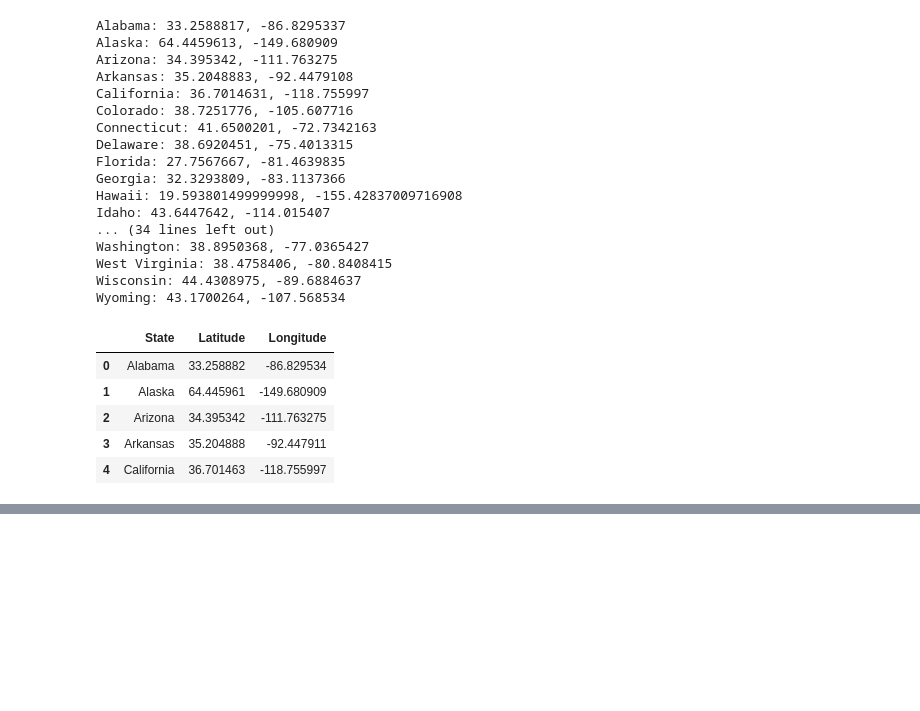
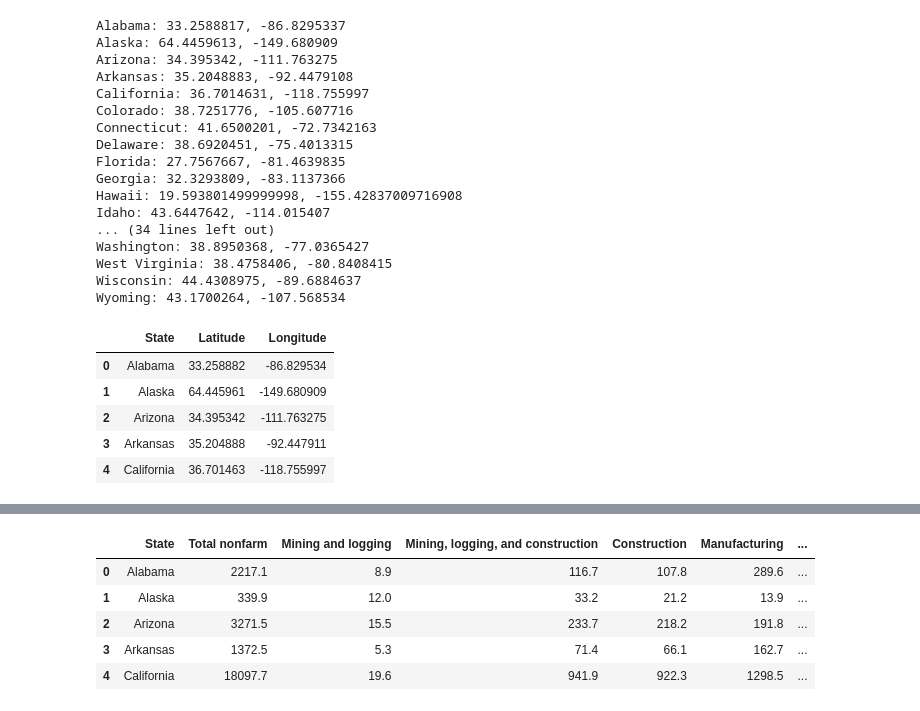
Before and after one commit to aferrodelgado/project-3, a Jupyter notebook: Sorted_Tables/Industry_Demand_per_state.ipynb, the cells around one changed output, grey strips where cells are left out. Cells and saved outputs as stored; diff of their text form; code cells hidden in the pictures; blank space fills up the shorter version.

```diff
--- a/Sorted_Tables/Industry_Demand_per_state.ipynb
+++ b/Sorted_Tables/Industry_Demand_per_state.ipynb
@@ -80,0 +124,16 @@ state_coords_df.head()
+# %%
+import pandas as pd
+
+# Load the CSV file
+file_path = '/Users/latifahjones/Desktop/Project-3/Sorted_Tables/Industry_Demand_per_state.csv'
+df = pd.read_csv(file_path)
+
+# Display the first few rows to inspect the data
+df.head()
+# %% [output]
+|  | State | Total nonfarm | Mining and logging | Mining, logging, and construction | Construction | Manufacturing | ... |
+| 0 | Alabama | 2217.1 | 8.9 | 116.7 | 107.8 | 289.6 | ... |
+| 1 | Alaska | 339.9 | 12.0 | 33.2 | 21.2 | 13.9 | ... |
+| 2 | Arizona | 3271.5 | 15.5 | 233.7 | 218.2 | 191.8 | ... |
+| 3 | Arkansas | 1372.5 | 5.3 | 71.4 | 66.1 | 162.7 | ... |
+| 4 | California | 18097.7 | 19.6 | 941.9 | 922.3 | 1298.5 | ... |
```
Also changed, not shown: parts of 5 cells of this notebook.
